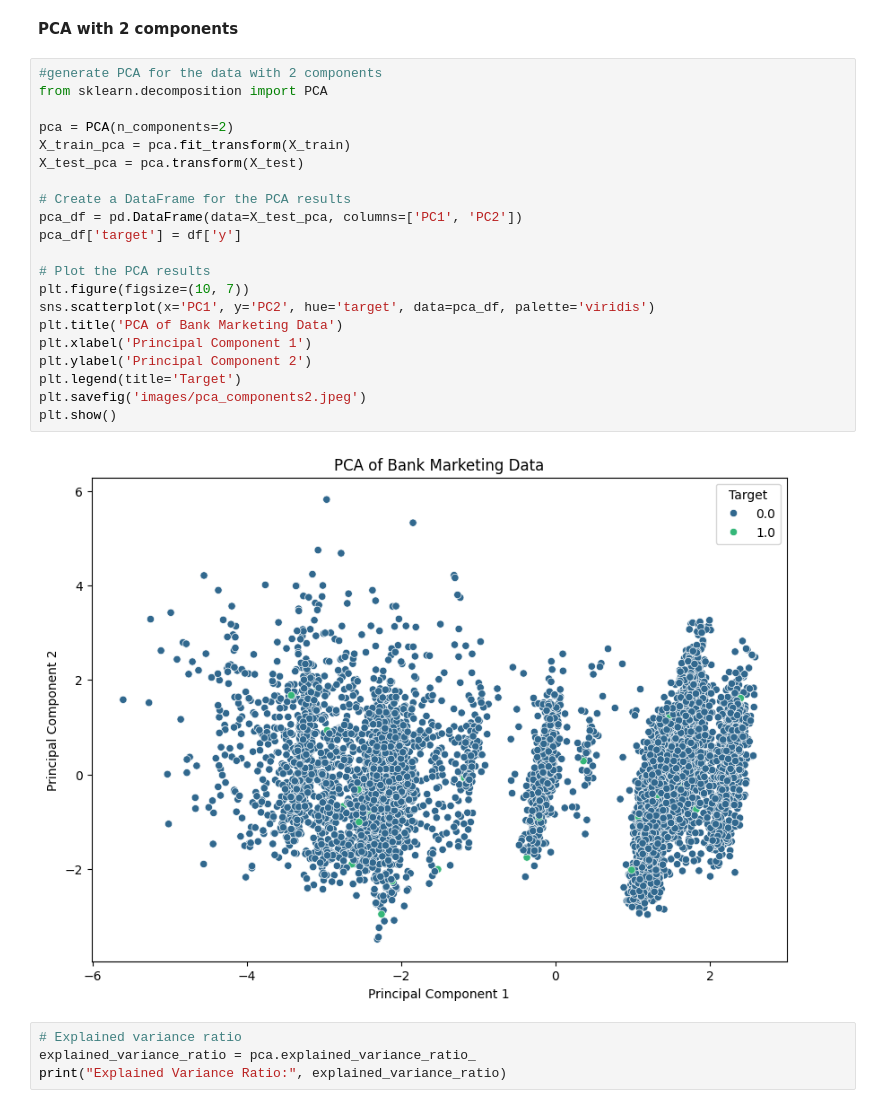
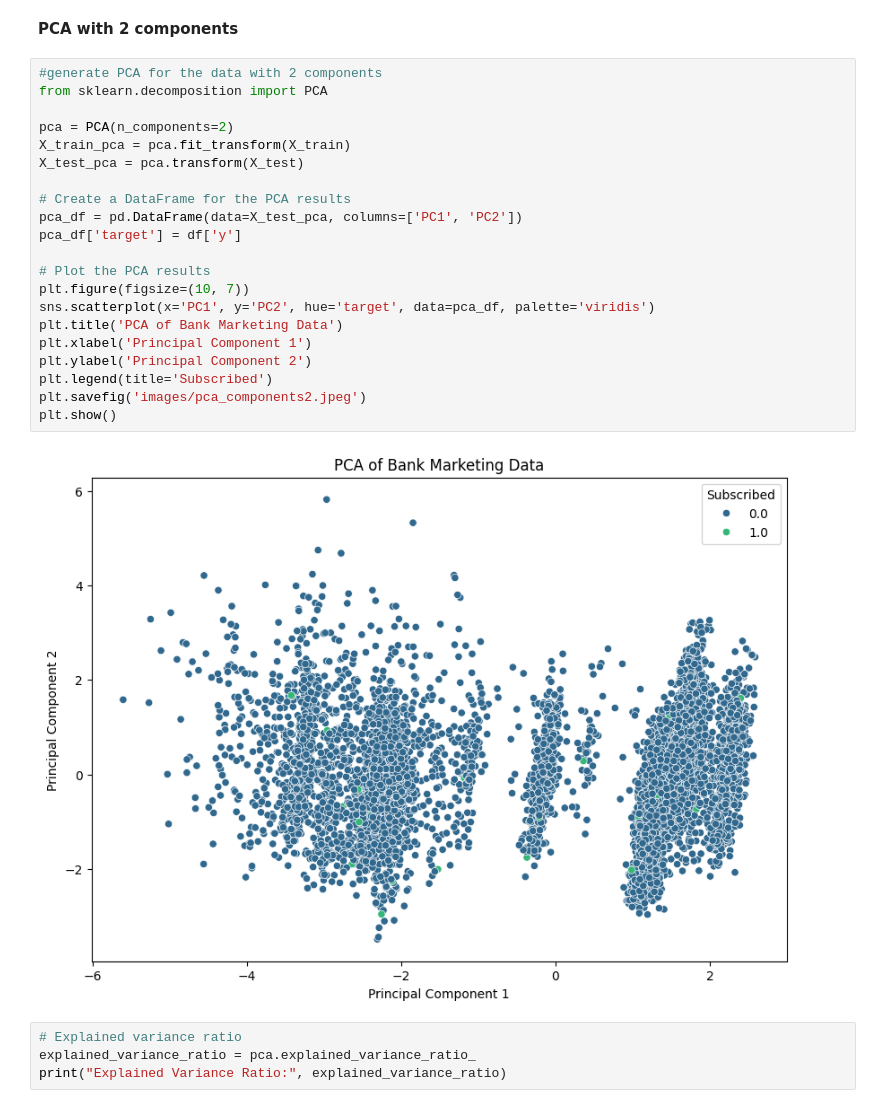
Before and after one commit to purnachand1186/bankMarketing_ML, a Jupyter notebook: prompt_III.ipynb, the cells around one changed output. Saved outputs shown, nothing was run; the diff lists cells and outputs as text.

```diff
--- a/prompt_III.ipynb
+++ b/prompt_III.ipynb
@@ -544,26 +548,26 @@ plt.show()
 # %%
 #generate PCA for the data with 2 components
 from sklearn.decomposition import PCA
 
 pca = PCA(n_components=2)
 X_train_pca = pca.fit_transform(X_train)
 X_test_pca = pca.transform(X_test)
 
 # Create a DataFrame for the PCA results
 pca_df = pd.DataFrame(data=X_test_pca, columns=['PC1', 'PC2'])
 pca_df['target'] = df['y']
 
 # Plot the PCA results
 plt.figure(figsize=(10, 7))
 sns.scatterplot(x='PC1', y='PC2', hue='target', data=pca_df, palette='viridis')
 plt.title('PCA of Bank Marketing Data')
 plt.xlabel('Principal Component 1')
 plt.ylabel('Principal Component 2')
-plt.legend(title='Target')
+plt.legend(title='Subscribed')
 plt.savefig('images/pca_components2.jpeg')
 plt.show()
 # %% [output]
-[figure, old version]
+[figure, new version]
 # %%
 # Explained variance ratio
 explained_variance_ratio = pca.explained_variance_ratio_
```
Also changed, not shown: parts of 12 cells of this notebook.
